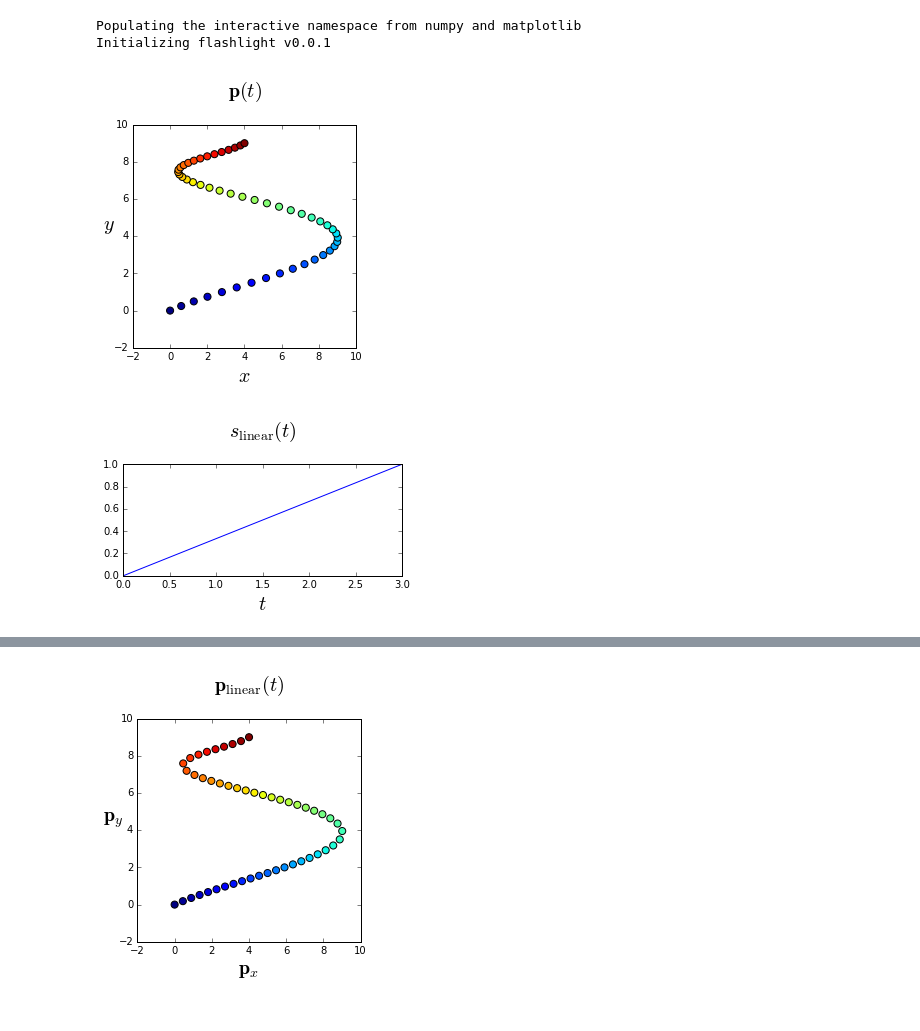
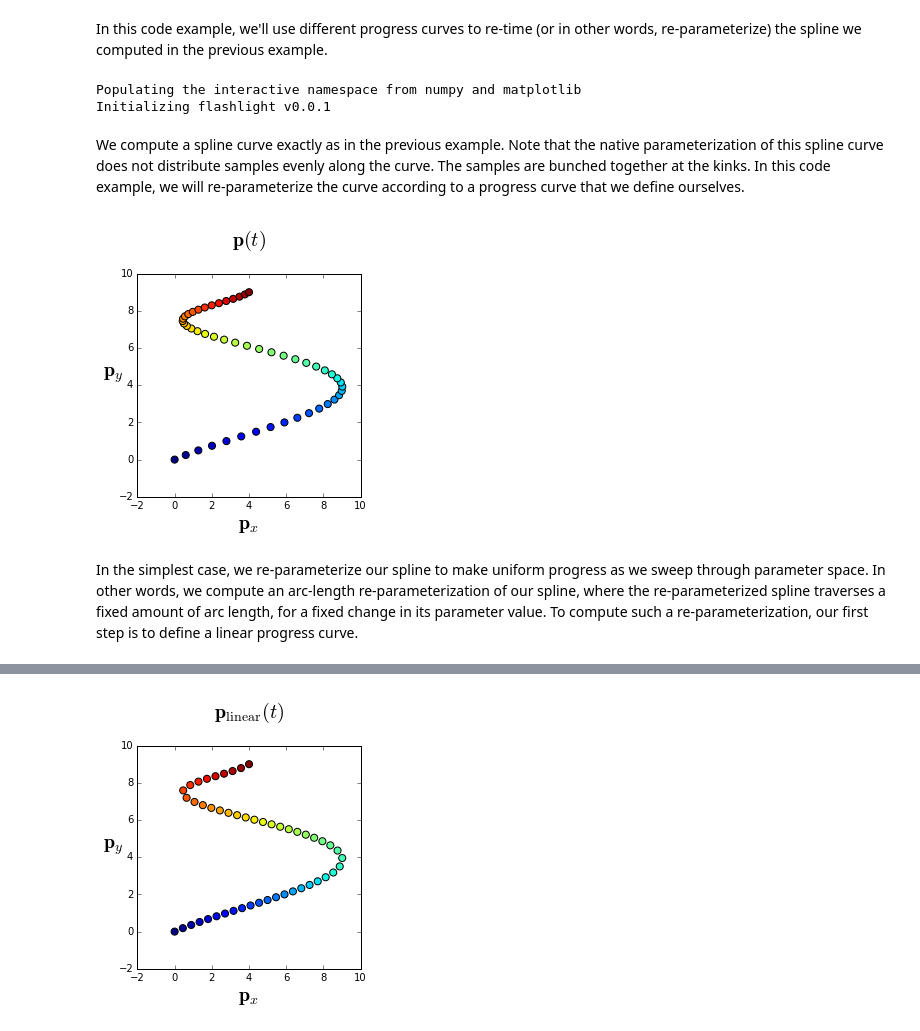
Before and after one commit to mikeroberts3000/flashlight, a Jupyter notebook: code/examples/jupyter/02 - Re-timing the progress along a curve.ipynb, the cells around one changed output, grey strips where cells are left out. Drawn from its saved outputs; the diff is of its cells as text; code cells hidden in the pictures.

Commit message:
finished 2D examples

```diff
--- a/code/examples/jupyter/02 - Re-timing the progress along a curve.ipynb
+++ b/code/examples/jupyter/02 - Re-timing the progress along a curve.ipynb
@@ -1 +1,3 @@
+# %% [markdown]
+In this code example, we'll use different progress curves to re-time (or in other words, re-parameterize) the spline we computed in the previous example.
 # %%
@@ -16,50 +14,33 @@ import flashlight.spline_utils as spline_utils
 # %% [output]
 Populating the interactive namespace from numpy and matplotlib
 Initializing flashlight v0.0.1
+# %% [markdown]
+We compute a spline curve exactly as in the previous example. Note that the native parameterization of this spline curve does not distribute samples evenly along the curve. The samples are bunched together at the kinks. In this code example, we will re-parameterize the curve according to a progress curve that we define ourselves.
 # %%
-# We compute a spline curve exactly as in the previous example. Notice that the
-# native parameterization of this spline curve does not distribute samples evenly
-# along the curve. The samples are bunched together at the kinks. In this code
-# example, we will re-parameterize the curve according to a progress curve that
-# we define ourselves.
-
 T_y = matrix([0,1,2,3]).T.A
 T_x = matrix([0,1,2,3]).T.A
 T   = c_[T_y, T_x]
 P_y = matrix([0,4,7,9]).T.A
 P_x = matrix([0,9,1,4]).T.A
 P   = c_[P_y, P_x]
 
 num_samples = 50
 
 C, T, sd = \
     spline_utils.compute_minimum_variation_nonlocal_interpolating_b_spline_coefficients(
         P, T, degree=7, lamb=[0,0,0,1,0])
 
 P_eval, T_eval, dT = \
     spline_utils.evaluate_minimum_variation_nonlocal_interpolating_b_spline(
         C, T, sd, num_samples=num_samples)
 
 t = T_eval[:,0]
 
 figsize(4,4);
 scatter(P_eval[:,1], P_eval[:,0], c=T_eval[:,0], s=50);
-title("$\mathbf{p}(t)$\n", fontsize=20); ylabel("$y$", rotation="horizontal", fontsize=20); xlabel("$x$", fontsize=20);
+title("$\\mathbf{p}(t)$\n", fontsize=20);
+ylabel("$\\mathbf{p}_y$", rotation="horizontal", fontsize=20); xlabel("$\\mathbf{p}_x$", fontsize=20);
 # %% [output]
-[figure, old version]
+[figure, new version]
-# %%
-# In the simplest case, we re-parameterize our spline to make uniform
-# progress as we sweep through parameter space. In other words, we can
-# compute an arc-length re-parameterization of our spline, where the
-# re-parameterized spline traverses a fixed amount of arc length, for
-# a fixed change in its parameter value. To compute such a
-# re-parameterization, our first step is to define a linear progress
-# curve.
-
-s_linear = linspace(0.0, 1.0, num_samples)
-
-figsize(5,2);
-plot(t, s_linear);
-title("$s_{\mathrm{linear}}(t)$\n", fontsize=20); xlabel("$t$", fontsize=20);
-# %% [output]
-[figure, removed]
+# %% [markdown]
+In the simplest case, we re-parameterize our spline to make uniform progress as we sweep through parameter space. In other words, we compute an arc-length re-parameterization of our spline, where the re-parameterized spline traverses a fixed amount of arc length, for a fixed change in its parameter value. To compute such a re-parameterization, our first step is to define a linear progress curve.
```
Also changed, not shown: parts of 14 cells of this notebook, 29 other files.
